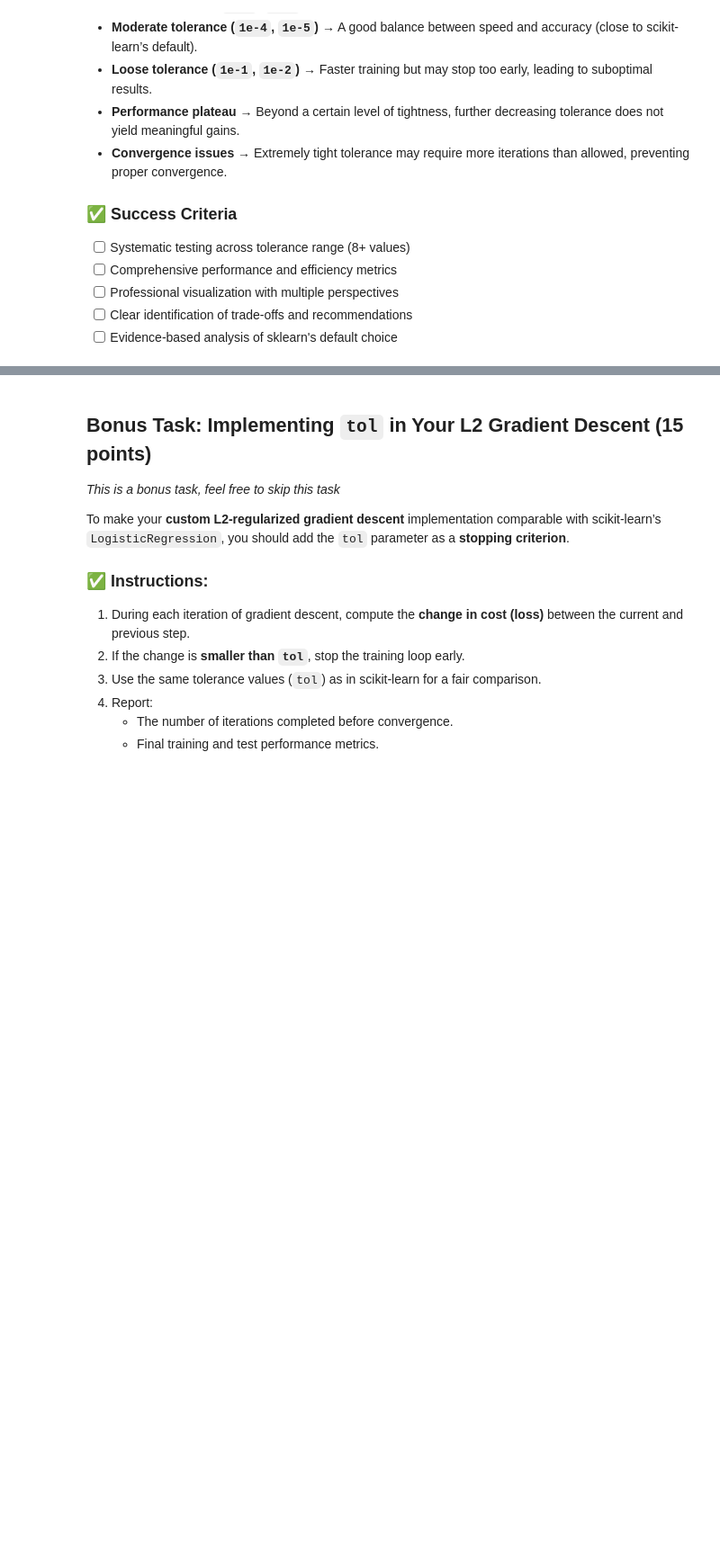
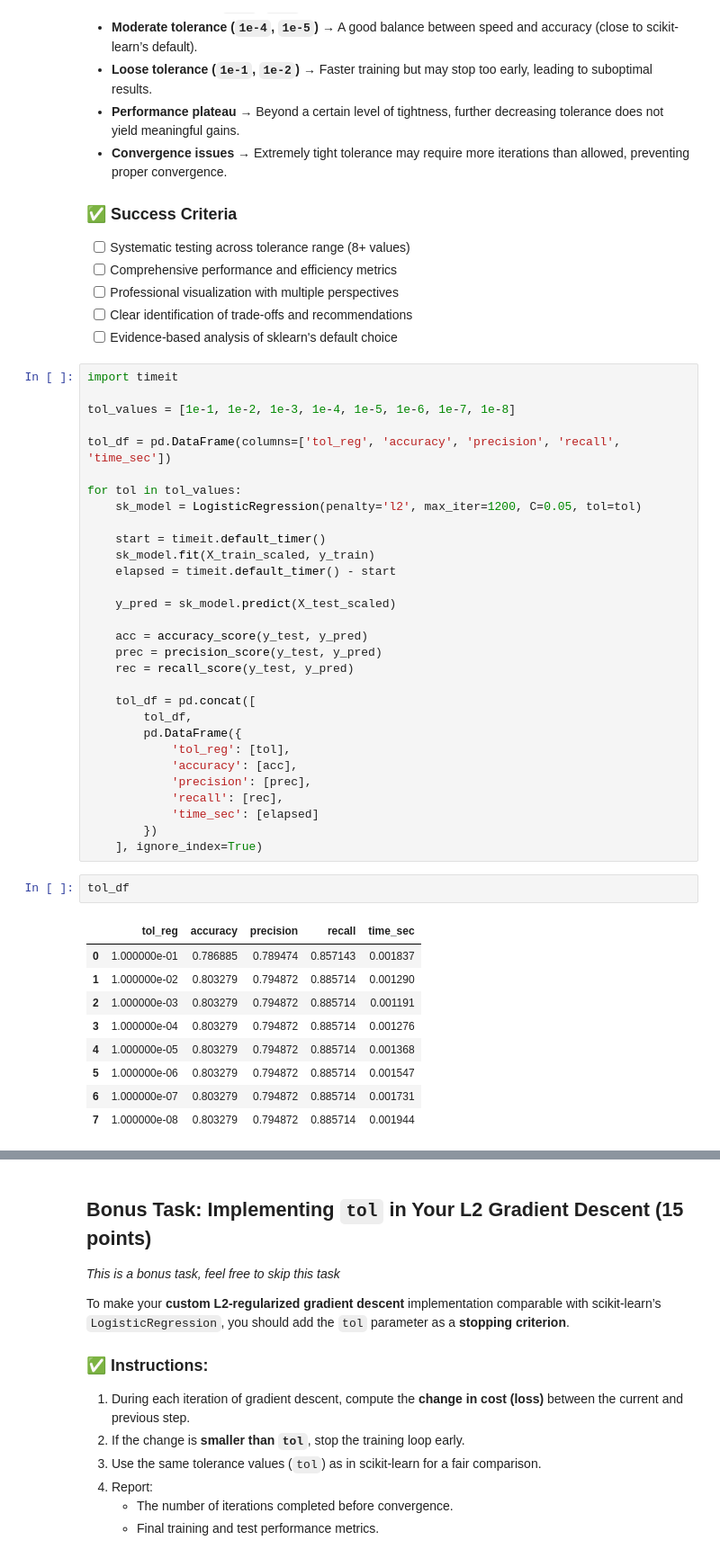
Before and after one commit to trumpetman9/stat362, a Jupyter notebook: instructor/hw1/HW1_binary.ipynb, the cells around one changed output, grey strips where cells are left out. Shown at 90% size. Saved outputs shown, nothing was run; the diff lists cells and outputs as text; blank space fills up the shorter version.

```diff
--- a/instructor/hw1/HW1_binary.ipynb
+++ b/instructor/hw1/HW1_binary.ipynb
@@ -710,3 +746,45 @@ Experiment with the following `tol` values to explore their impact on model conv
 - [ ] Professional visualization with multiple perspectives
 - [ ] Clear identification of trade-offs and recommendations
 - [ ] Evidence-based analysis of sklearn's default choice
+# %%
+import timeit
+
+tol_values = [1e-1, 1e-2, 1e-3, 1e-4, 1e-5, 1e-6, 1e-7, 1e-8]
+
+tol_df = pd.DataFrame(columns=['tol_reg', 'accuracy', 'precision', 'recall', 'time_sec'])
+
+for tol in tol_values:
+    sk_model = LogisticRegression(penalty='l2', max_iter=1200, C=0.05, tol=tol)
+
+    start = timeit.default_timer()
+    sk_model.fit(X_train_scaled, y_train)
+    elapsed = timeit.default_timer() - start
+
+    y_pred = sk_model.predict(X_test_scaled)
+
+    acc = accuracy_score(y_test, y_pred)
+    prec = precision_score(y_test, y_pred)
+    rec = recall_score(y_test, y_pred)
+
+    tol_df = pd.concat([
+        tol_df,
+        pd.DataFrame({
+            'tol_reg': [tol],
+            'accuracy': [acc],
+            'precision': [prec],
+            'recall': [rec],
+            'time_sec': [elapsed]
+        })
+    ], ignore_index=True)
+# %%
+tol_df
+# %% [output]
+|  | tol_reg | accuracy | precision | recall | time_sec |
+| 0 | 1.000000e-01 | 0.786885 | 0.789474 | 0.857143 | 0.001837 |
+| 1 | 1.000000e-02 | 0.803279 | 0.794872 | 0.885714 | 0.001290 |
+| 2 | 1.000000e-03 | 0.803279 | 0.794872 | 0.885714 | 0.001191 |
+| 3 | 1.000000e-04 | 0.803279 | 0.794872 | 0.885714 | 0.001276 |
+| 4 | 1.000000e-05 | 0.803279 | 0.794872 | 0.885714 | 0.001368 |
+| 5 | 1.000000e-06 | 0.803279 | 0.794872 | 0.885714 | 0.001547 |
+| 6 | 1.000000e-07 | 0.803279 | 0.794872 | 0.885714 | 0.001731 |
+| 7 | 1.000000e-08 | 0.803279 | 0.794872 | 0.885714 | 0.001944 |
```
Also changed, not shown: parts of 19 cells of this notebook, 2 other files.
